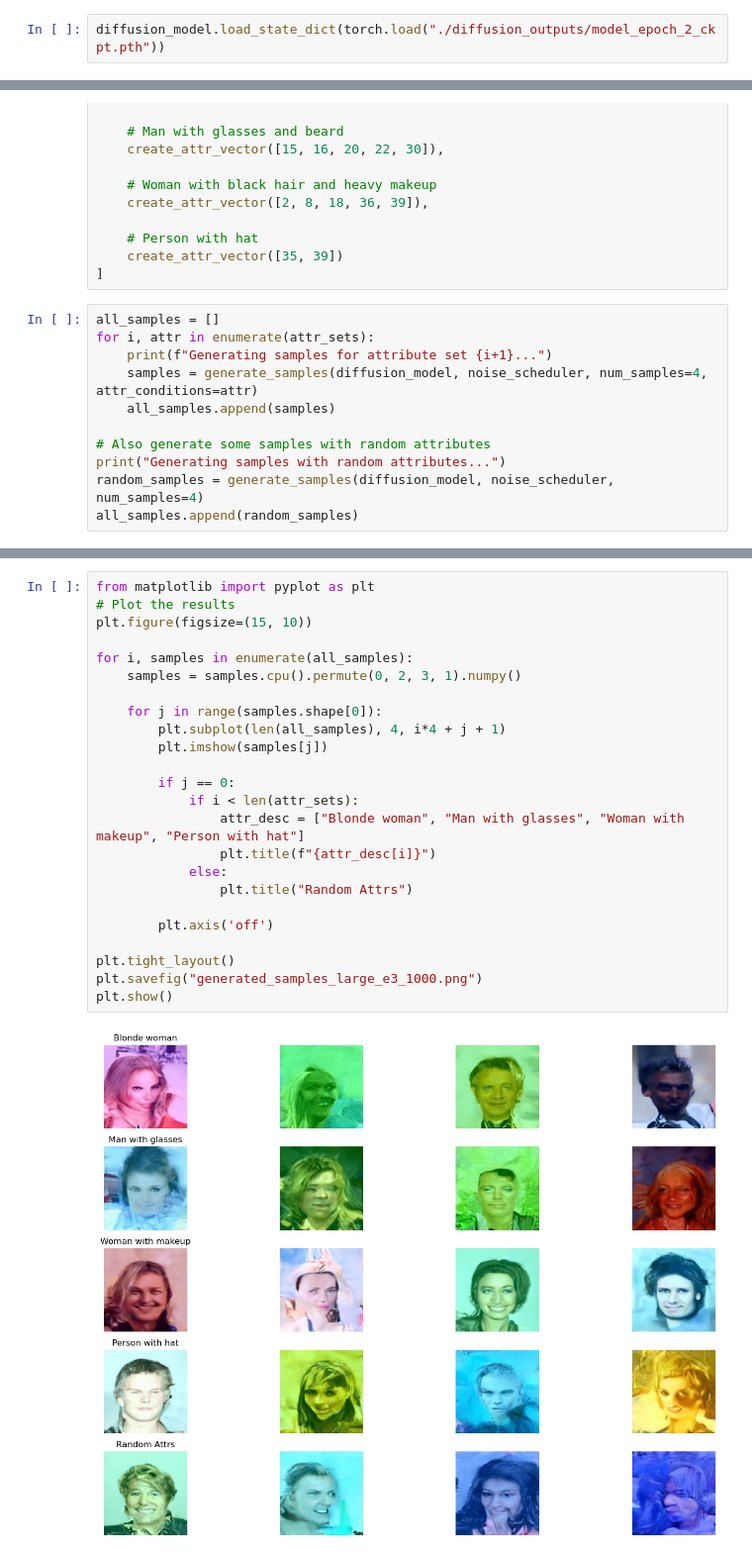
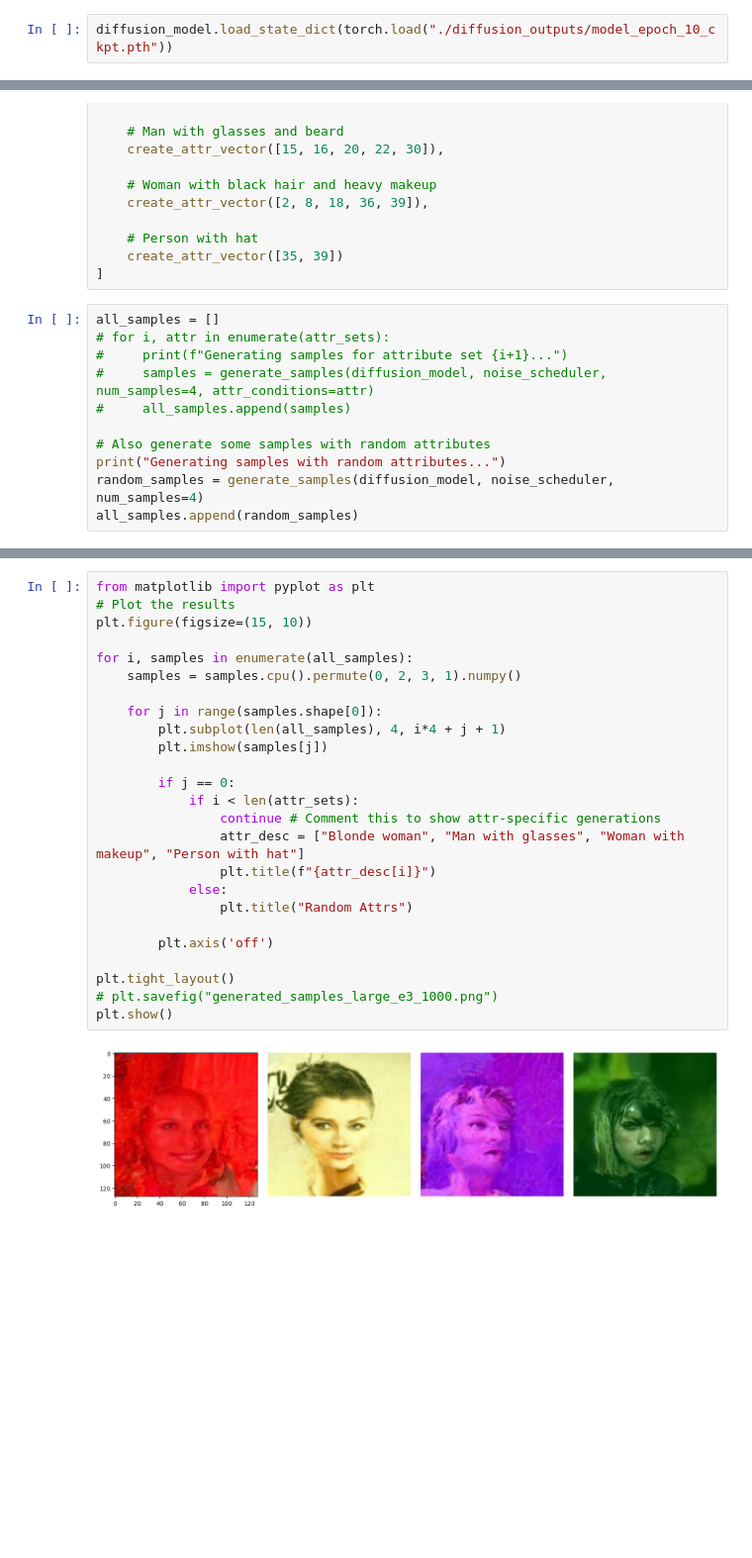
Before and after one commit to IsuruAriyarathne97/genVision-celebA, a Jupyter notebook: celebA-Diffusion.ipynb, the cells around one changed output, grey strips where cells are left out. Shown at 99% size. Saved outputs shown, nothing was run; the diff lists cells and outputs as text; blank space fills up the shorter version.

```diff
--- a/celebA-Diffusion.ipynb
+++ b/celebA-Diffusion.ipynb
@@ -142,7 +146,7 @@ print("total no.of parameters in unet model = ", trainable_params)
 # %% [output]
 total no.of parameters in unet model =  26967223
 # %%
-diffusion_model.load_state_dict(torch.load("./diffusion_outputs/model_epoch_2_ckpt.pth"))
+diffusion_model.load_state_dict(torch.load("./diffusion_outputs/model_epoch_10_ckpt.pth"))
 # %% [output]
 <All keys matched successfully>
 # %%
@@ -303,10 +300,10 @@ attr_sets = [
 ]
 # %%
 all_samples = []
-for i, attr in enumerate(attr_sets):
-    print(f"Generating samples for attribute set {i+1}...")
-    samples = generate_samples(diffusion_model, noise_scheduler, num_samples=4, attr_conditions=attr)
-    all_samples.append(samples)
+# for i, attr in enumerate(attr_sets):
+#     print(f"Generating samples for attribute set {i+1}...")
+#     samples = generate_samples(diffusion_model, noise_scheduler, num_samples=4, attr_conditions=attr)
+#     all_samples.append(samples)
 
 # Also generate some samples with random attributes
 print("Generating samples with random attributes...")
@@ -321,26 +314,27 @@ Generating samples with random attributes...
 # %%
 from matplotlib import pyplot as plt
 # Plot the results
 plt.figure(figsize=(15, 10))
 
 for i, samples in enumerate(all_samples):
     samples = samples.cpu().permute(0, 2, 3, 1).numpy()
 
     for j in range(samples.shape[0]):
         plt.subplot(len(all_samples), 4, i*4 + j + 1)
         plt.imshow(samples[j])
 
         if j == 0:
             if i < len(attr_sets):
+                continue # Comment this to show attr-specific generations
                 attr_desc = ["Blonde woman", "Man with glasses", "Woman with makeup", "Person with hat"]
                 plt.title(f"{attr_desc[i]}")
             else:
                 plt.title("Random Attrs")
 
         plt.axis('off')
 
 plt.tight_layout()
-plt.savefig("generated_samples_large_e3_1000.png")
+# plt.savefig("generated_samples_large_e3_1000.png")
 plt.show()
 # %% [output]
-[figure, old version]
+[figure, new version]
```
Also changed, not shown: parts of 9 cells of this notebook.
